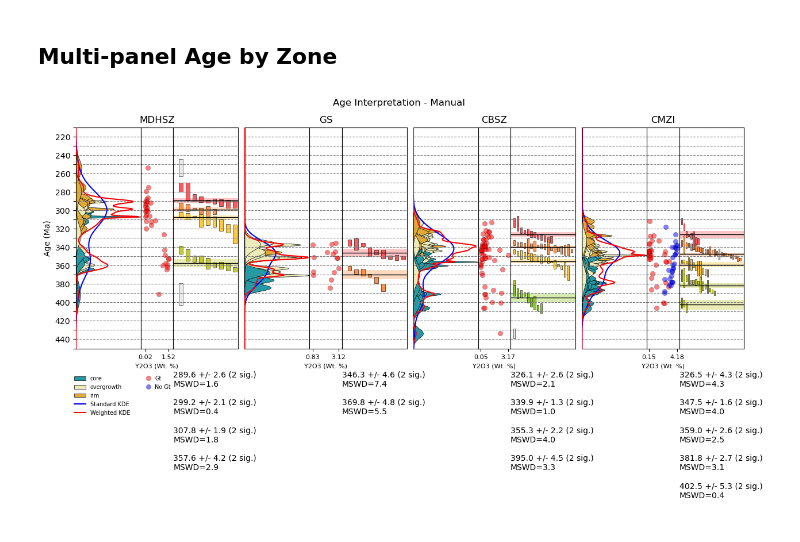
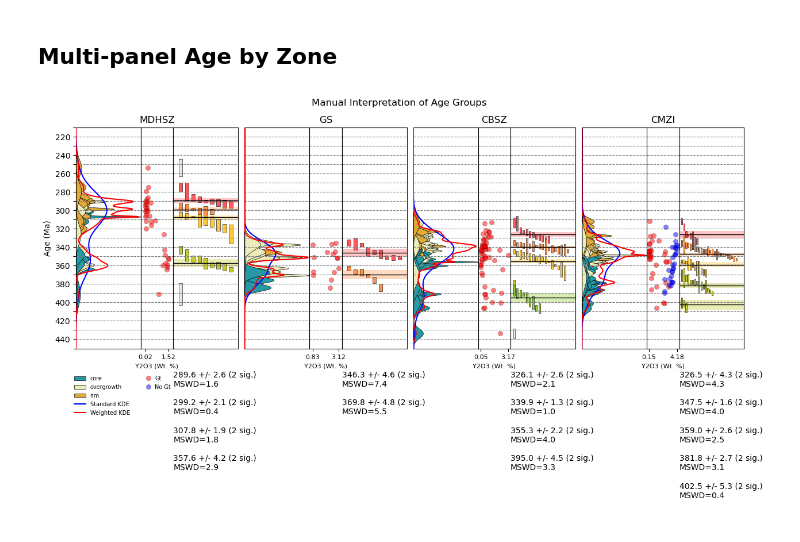
Before and after one commit to masseygeo/monazite-age-clustering, a Jupyter notebook: code/manual.ipynb, the cells around one changed output. Saved outputs shown, nothing was run; the diff lists cells and outputs as text; code cells hidden in the pictures.

```diff
--- a/code/manual.ipynb
+++ b/code/manual.ipynb
@@ -29,6 +29,9 @@ group_type = 'manual'
 # path for output figure
 output_dir = r'../results'
 
+timeline = [210, 450]
+bar_width=0.4
+gap=0.3
 
 ##### read into df...
 df = pd.read_csv(clean_path)
@@ -195,16 +198,18 @@ for idx, zone in enumerate(structural_zones):
         group5 = df_subset.loc[mask5]
 
         # plot each group individually
-        plot_ageinterp_panel(group0, axA_3, -1, age_group_colors, bar_width, gap, ci='2sigma')
-        plot_ageinterp_panel(group1, axA_3, 0, age_group_colors, bar_width, gap, ci='2sigma')
-        plot_ageinterp_panel(group2, axA_3, 1, age_group_colors, bar_width, gap, ci='2sigma')
-        plot_ageinterp_panel(group3, axA_3, 2, age_group_colors, bar_width, gap, ci='2sigma')
-        plot_ageinterp_panel(group4, axA_3, 3, age_group_colors, bar_width, gap, ci='2sigma')
-        plot_ageinterp_panel(group5, axA_3, -1, age_group_colors, bar_width, gap, ci='2sigma')
+        plot_ageinterp_panel(group0, axA_3, -1, age_group_colors, ci='2sigma')
+        plot_ageinterp_panel(group1, axA_3, 0, age_group_colors, ci='2sigma')
+        plot_ageinterp_panel(group2, axA_3, 1, age_group_colors, ci='2sigma')
+        plot_ageinterp_panel(group3, axA_3, 2, age_group_colors, ci='2sigma')
+        plot_ageinterp_panel(group4, axA_3, 3, age_group_colors, ci='2sigma')
+        plot_ageinterp_panel(group5, axA_3, -1, age_group_colors, ci='2sigma')
 
         # clean up axes...
         axA_2.set_title(zone, loc='center')
-        axA_3.set_xlim(0, max(len(group0), len(group1)) * (bar_width + gap + 0.05))
+        # axA_3.set_xlim(0, max(len(group0), len(group1)) * (bar_width + gap + 0.05))
+        num_bars = max(len(group0), len(group1), len(group2), len(group3), len(group4), len(group5))
+        axA_3.set_xlim(0, num_bars * (bar_width + gap + 0.1))
 
         # plot age group information below plot...
         label = ''
@@ -228,11 +233,13 @@ for idx, zone in enumerate(structural_zones):
         group0_mask = df_subset['age'] < 360
         group0 = df_subset.loc[group0_mask].copy()
         group1 = df_subset.loc[~group0_mask].copy()
-        plot_ageinterp_panel(group0, axB_3, 0, age_group_colors, bar_width, gap, ci='2sigma')
-        plot_ageinterp_panel(group1, axB_3, 1, age_group_colors, bar_width, gap, ci='2sigma')
+        plot_ageinterp_panel(group0, axB_3, 0, age_group_colors, ci='2sigma')
+        plot_ageinterp_panel(group1, axB_3, 1, age_group_colors, ci='2sigma')
 
         axB_2.set_title(zone, loc='center')
-        axB_3.set_xlim(0, max(len(group0), len(group1)) * (bar_width + gap + 0.05))
+        # axB_3.set_xlim(0, max(len(group0), len(group1)) * (bar_width + gap + 0.05))
+        num_bars = max(len(group0), len(group1))
+        axB_3.set_xlim(0, num_bars * (bar_width + gap + 0.1))
 
         label = ''
         for g in [group0, group1]:
@@ -265,16 +272,18 @@ for idx, zone in enumerate(structural_zones):
         group4 = df_subset.loc[mask4]
         group5 = df_subset.loc[mask5]
 
-        plot_ageinterp_panel(group0, axC_3, 0, age_group_colors, bar_width, gap, ci='2sigma')
-        plot_ageinterp_panel(group1, axC_3, 1, age_group_colors, bar_width, gap, ci='2sigma')
-        plot_ageinterp_panel(group2, axC_3, 2, age_group_colors, bar_width, gap, ci='2sigma')
-        plot_ageinterp_panel(group3, axC_3, 3, age_group_colors, bar_width, gap, ci='2sigma')
-        plot_ageinterp_panel(group4, axC_3, 4, age_group_colors, bar_width, gap, ci='2sigma')
-        plot_ageinterp_panel(group5, axC_3, -1, age_group_colors, bar_width, gap, ci='2sigma')
+        plot_ageinterp_panel(group0, axC_3, 0, age_group_colors, ci='2sigma')
+        plot_ageinterp_panel(group1, axC_3, 1, age_group_colors, ci='2sigma')
+        plot_ageinterp_panel(group2, axC_3, 2, age_group_colors, ci='2sigma')
+        plot_ageinterp_panel(group3, axC_3, 3, age_group_colors, ci='2sigma')
+        plot_ageinterp_panel(group4, axC_3, 4, age_group_colors, ci='2sigma')
+        plot_ageinterp_panel(group5, axC_3, -1, age_group_colors, ci='2sigma')
 
 
         axC_2.set_title(zone, loc='center')
-        axC_3.set_xlim(0, max(len(group0), len(group1), len(group2), len(group3)) * (bar_width + gap + 0.05))
+        # axC_3.set_xlim(0, max(len(group0), len(group1), len(group2), len(group3)) * (bar_width + gap + 0.05))
+        num_bars = max(len(group0), len(group1), len(group2), len(group3), len(group4), len(group5))
+        axC_3.set_xlim(0, num_bars * (bar_width + gap + 0.1))
 
         label = ''
         for g in [group0, group1, group2, group3, group4, group5]:
@@ -306,15 +315,17 @@ for idx, zone in enumerate(structural_zones):
         group3 = df_subset.loc[mask3]
         group4 = df_subset.loc[mask4]
 
-        plot_ageinterp_panel(group0, axD_3, 0, age_group_colors, bar_width, gap, ci='2sigma')
-        plot_ageinterp_panel(group1, axD_3, 1, age_group_colors, bar_width, gap, ci='2sigma')
-        plot_ageinterp_panel(group2, axD_3, 2, age_group_colors, bar_width, gap, ci='2sigma')
-        plot_ageinterp_panel(group3, axD_3, 3, age_group_colors, bar_width, gap, ci='2sigma')
-        plot_ageinterp_panel(group4, axD_3, 3, age_group_colors, bar_width, gap, ci='2sigma')
+        plot_ageinterp_panel(group0, axD_3, 0, age_group_colors, ci='2sigma')
+        plot_ageinterp_panel(group1, axD_3, 1, age_group_colors, ci='2sigma')
+        plot_ageinterp_panel(group2, axD_3, 2, age_group_colors, ci='2sigma')
+        plot_ageinterp_panel(group3, axD_3, 3, age_group_colors, ci='2sigma')
+        plot_ageinterp_panel(group4, axD_3, 3, age_group_colors, ci='2sigma')
 
 
         axD_2.set_title(zone, loc='center')
-        axD_3.set_xlim(0, max(len(group0), len(group1), len(group2)) * (bar_width + gap + 0.05))
+        # axD_3.set_xlim(0, max(len(group0), len(group1), len(group2)) * (bar_width + gap + 0.05))
+        num_bars = max(len(group0), len(group1), len(group2), len(group3), len(group4), len(group5))
+        axD_3.set_xlim(0, num_bars * (bar_width + gap + 0.1))
 
         label = ''
         for g in [group0, group1, group2, group3, group4]:
@@ -322,32 +333,32 @@ for idx, zone in enumerate(structural_zones):
             errors = g['error'].to_numpy()
             stats = cluster_stats(ages, errors, ci='2sigma')
             if stats['n'] >= 3:
                 label += f"{round(stats['mean'],1)} +/- {round(stats['halfwidth'],1)} (2 sig.)\nMSWD={round(stats['mswd'], 1)}"
                 label += '\n\n'
         axD_3.text(0, -0.1, label, transform=axD_3.transAxes, fontsize=10, ha='left', va='top')
 
 # invert y axis (young ages on top)
 # axA_1.invert_yaxis()
 axA_1.set_ylim(timeline[1], timeline[0])
 
 
 ##### legend...
 # texture & KDEs...
 patches = []
 for k,v in texture_colors.items():
     patches.append(Patch(facecolor=v, edgecolor='k', linewidth=0.5, label=k))
 lines = [Line2D([0], [0], color='blue', label='Standard KDE'),
          Line2D([0], [0], color='red', label='Weighted KDE')]
 axA_1.legend(patches+lines, [l.get_label() for l in patches+lines], loc='upper left', bbox_to_anchor=(-0.1,-0.1), frameon=False, fontsize=7)
 
 # Y2O3...
 points = [Line2D([0], [0], marker='o', markerfacecolor='red', markeredgecolor='k', markeredgewidth=0.3, linewidth=0, alpha=0.5, label='Gt'),
           Line2D([0], [0], marker='o', markerfacecolor='blue', markeredgecolor='k', markeredgewidth=0.3, linewidth=0, alpha=0.5, label='No Gt')]
 axA_2.legend(points, [l.get_label() for l in points], loc='upper left', bbox_to_anchor=(-0.1, -0.1), frameon=False, fontsize=7, handletextpad=0.2)
 
 
-plt.suptitle('Age Interpretation - Manual')
+plt.suptitle('Manual Interpretation of Age Groups')
 plt.savefig(f"{output_dir}/{group_type}_interpretation", bbox_inches='tight', pad_inches=0, dpi=300)
 plt.show()
 # %% [output]
-[figure, old version]
+[figure, new version]
```
Also changed, not shown: 9 other files.
